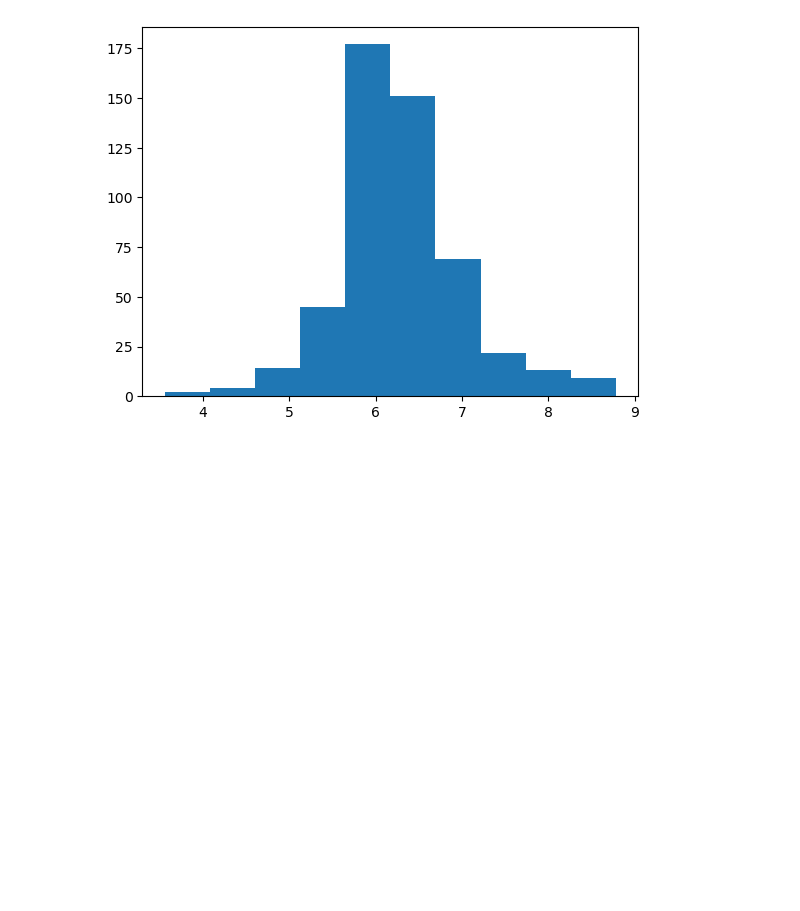
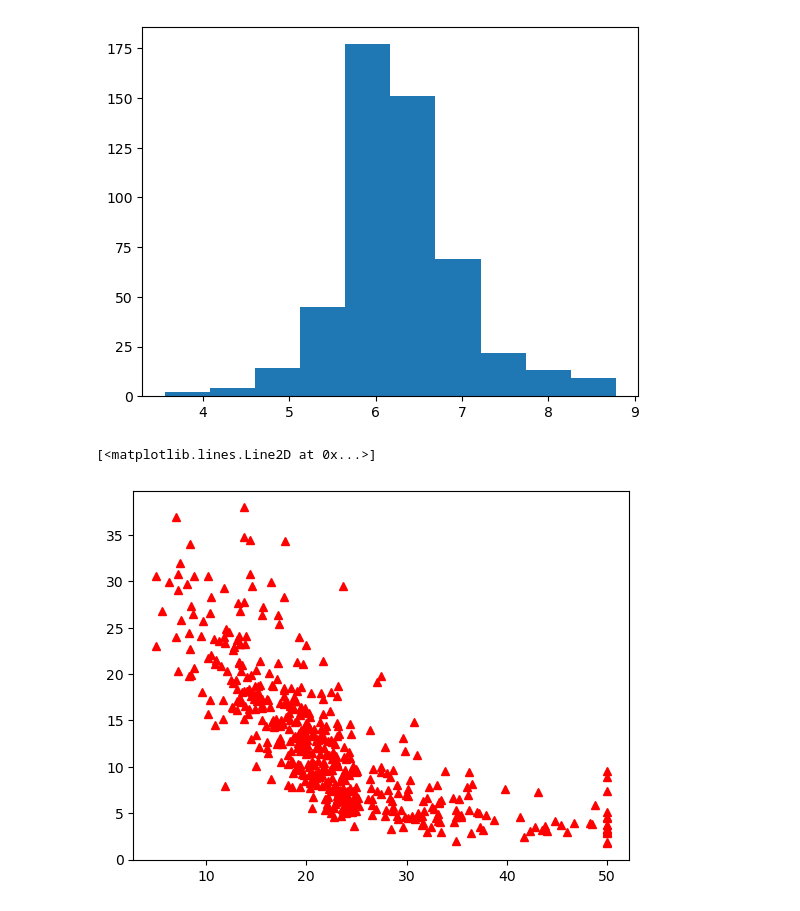
Before and after one commit to hongyeol-seo/ex_dacon_study, a Jupyter notebook: ex_ml/230309_보스턴집값.ipynb, the cells around one changed output. Drawn from its saved outputs; the diff is of its cells as text; code cells hidden in the pictures; blank space fills up the shorter version.

```diff
--- a/ex_ml/230309_보스턴집값.ipynb
+++ b/ex_ml/230309_보스턴집값.ipynb
@@ -131,3 +131,10 @@ plt.hist(bostonDf.rm) #그닦 깔끔하게 정규분포는 아니다.
         7.7362, 8.2581, 8.78  ]),
  <BarContainer object of 10 artists>)
 [figure]
+# %%
+#타겟 집 가격, / 독립 lital , rm. ptraing
+
+plt.plot(bostonDf.medv,bostonDf.lstat,'r^') #하층민
+# %% [output]
+[<matplotlib.lines.Line2D at 0x...>]
+[figure, added]
```
Also changed, not shown: parts of 23 cells of this notebook.
